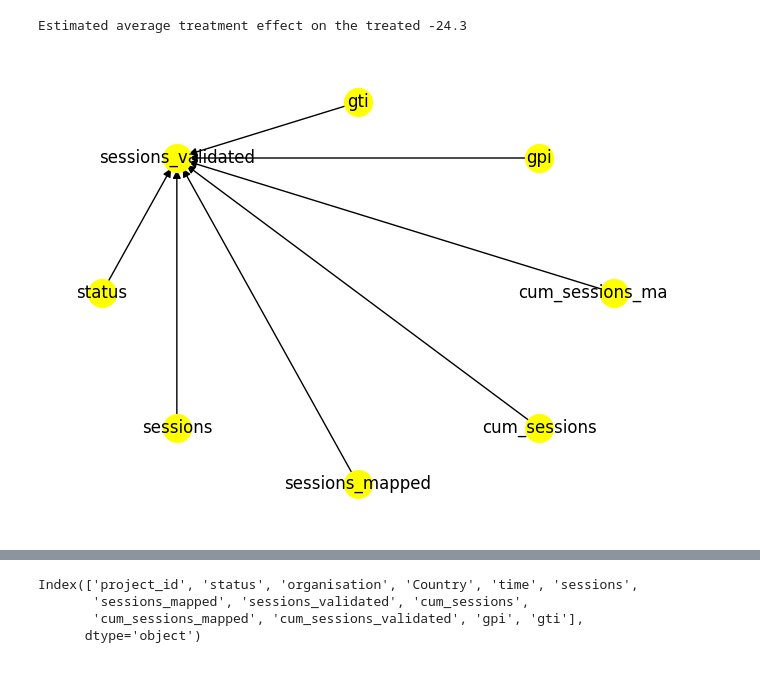
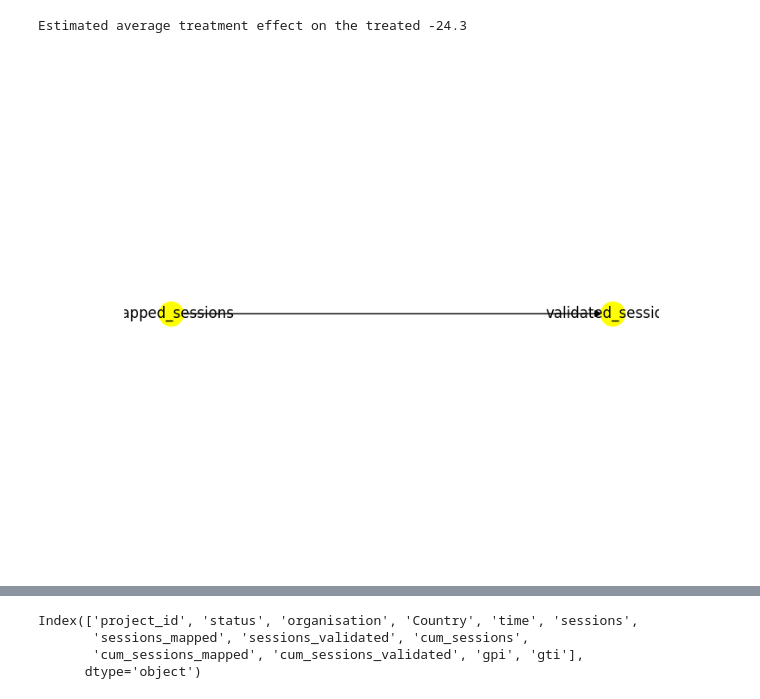
Before and after one commit to SIDIBEMoussa/Humanitarian-activity-analysis, a Jupyter notebook: Final notebook (EDA + Modeling)/Final_Notebook.ipynb, the cells around one changed output, grey strips where cells are left out. Cells and saved outputs as stored; diff of their text form; code cells hidden in the pictures.

```diff
--- a/Final notebook (EDA + Modeling)/Final_Notebook.ipynb
+++ b/Final notebook (EDA + Modeling)/Final_Notebook.ipynb
@@ -187,7 +206,3 @@ estimate = model.estimate_effect(identified_estimand,
 print(f"Estimated average treatment effect on the treated {estimate.value:.3}")
 # %% [output]
 Estimated average treatment effect on the treated -24.3
-# %%
-model.view_model()
-# %% [output]
-[figure, removed]
@@ -193,0 +211,6 @@ model.view_model()
+# %%
+from IPython.display import Image, display
+
+display(Image(filename="causal_model.png"))
+# %% [output]
+[figure, added]
```
Also changed, not shown: parts of 11 cells of this notebook, 5 other files.
